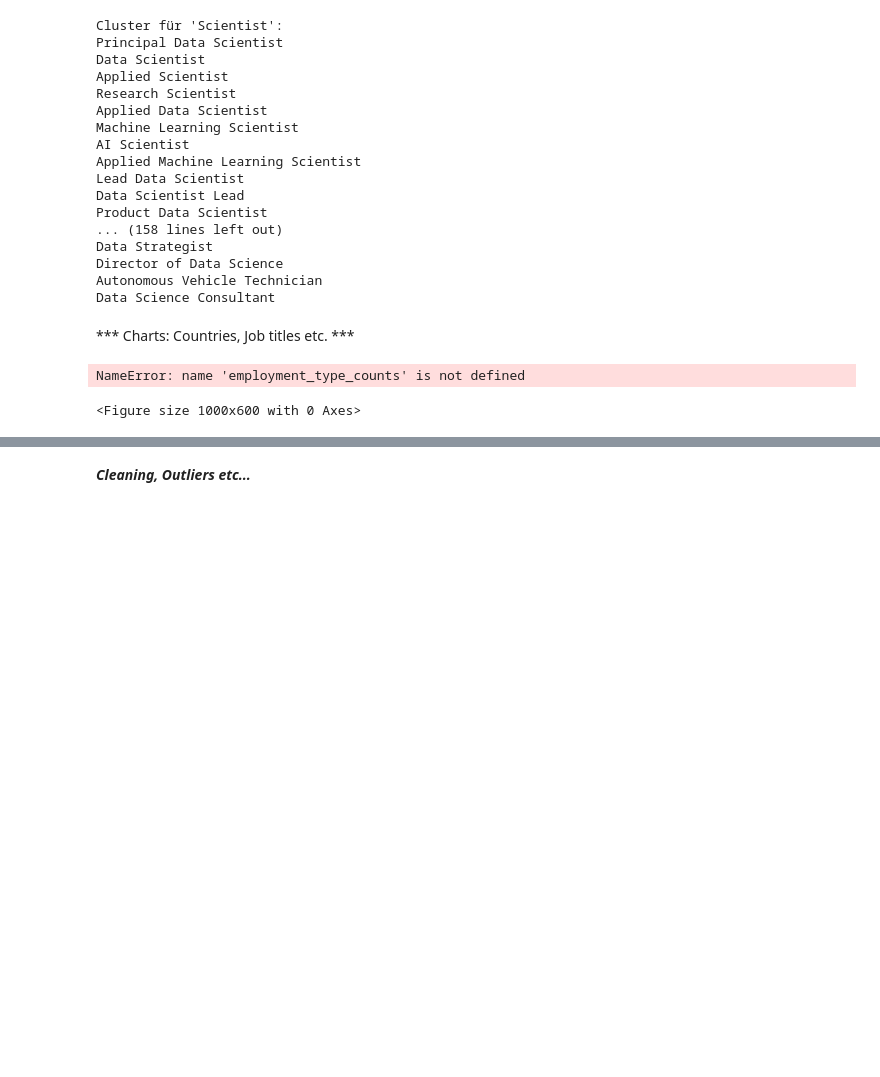
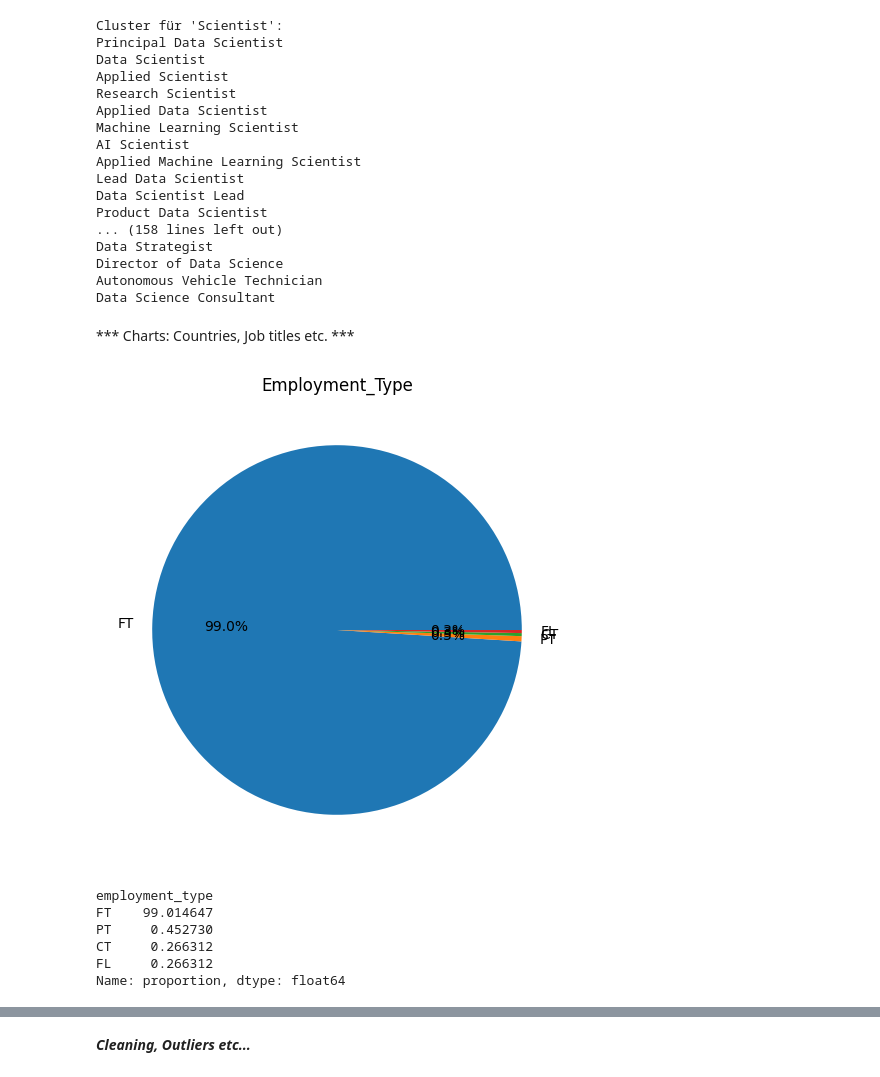
Before and after one commit to datschman/DataScientist, a Jupyter notebook: notebooks/RR explo.ipynb, the cells around one changed output, grey strips where cells are left out. Saved outputs shown, nothing was run; the diff lists cells and outputs as text; code cells hidden in the pictures; blank space fills up the shorter version.

```diff
--- a/notebooks/RR explo.ipynb
+++ b/notebooks/RR explo.ipynb
@@ -129,16 +244,21 @@ Data Science Consultant
 # %%
 employment_type_percentages = data["employment_type"].value_counts(normalize=True) * 100
 
 
 plt.figure(figsize=(10,6))
-plt.pie(employment_type_counts, labels=employment_type_counts.index, autopct='%1.1f%%')
-plt.title("Employment Type")
+plt.pie(employment_type_percentages, labels=employment_type_percentages.index, autopct='%1.1f%%')
+plt.title("Employment_Type")
 plt.show()
 
 employment_type_percentages
 # %% [output]
+[figure, added]
-NameError: name 'employment_type_counts' is not defined
+employment_type
+FT    99.014647
+PT     0.452730
+CT     0.266312
+FL     0.266312
+Name: proportion, dtype: float64
-<Figure size 1000x600 with 0 Axes>
 # %%
 experience_level_percentages = data["experience_level"].value_counts(normalize=True) * 100
 
```
Also changed, not shown: parts of 23 cells of this notebook, 2 other files.
